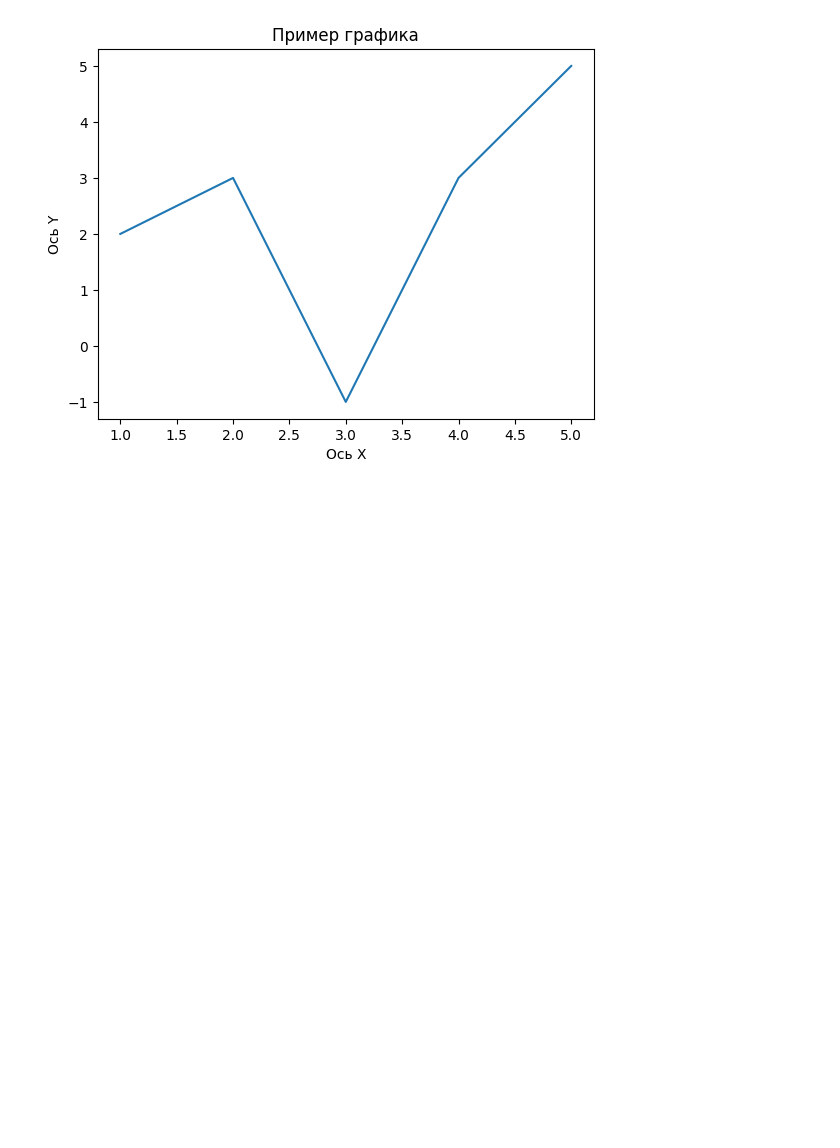
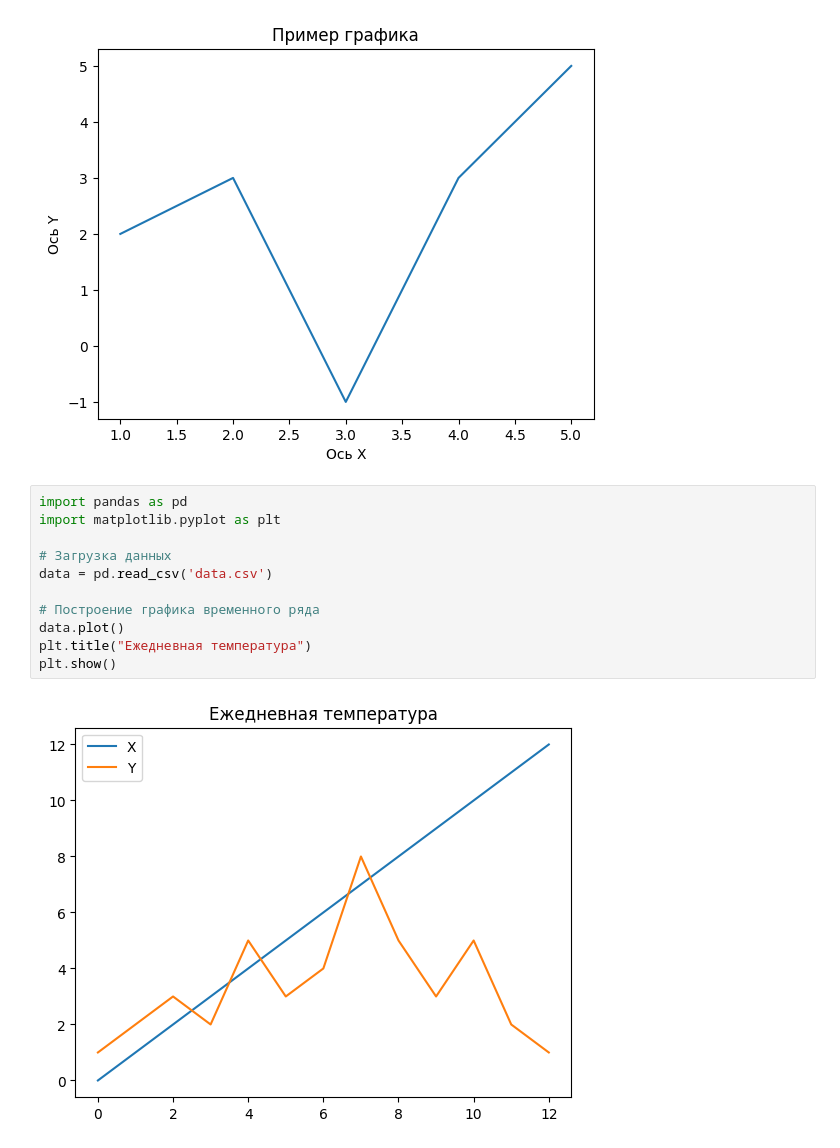
Before and after one commit to rwsh/mguu_lect01, a Jupyter notebook: lect.ipynb, the cells around one changed output. Saved outputs shown, nothing was run; the diff lists cells and outputs as text; blank space fills up the shorter version.

```diff
--- a/lect.ipynb
+++ b/lect.ipynb
@@ -107,3 +107,16 @@ plt.ylabel('Ось Y')
 plt.show()
 # %% [output]
 [figure]
+# %%
+import pandas as pd
+import matplotlib.pyplot as plt
+
+# Загрузка данных
+data = pd.read_csv('data.csv')
+
+# Построение графика временного ряда
+data.plot()
+plt.title("Ежедневная температура")
+plt.show()
+# %% [output]
+[figure, added]
```
Also changed, not shown: parts of 15 cells of this notebook, 3 other files.
